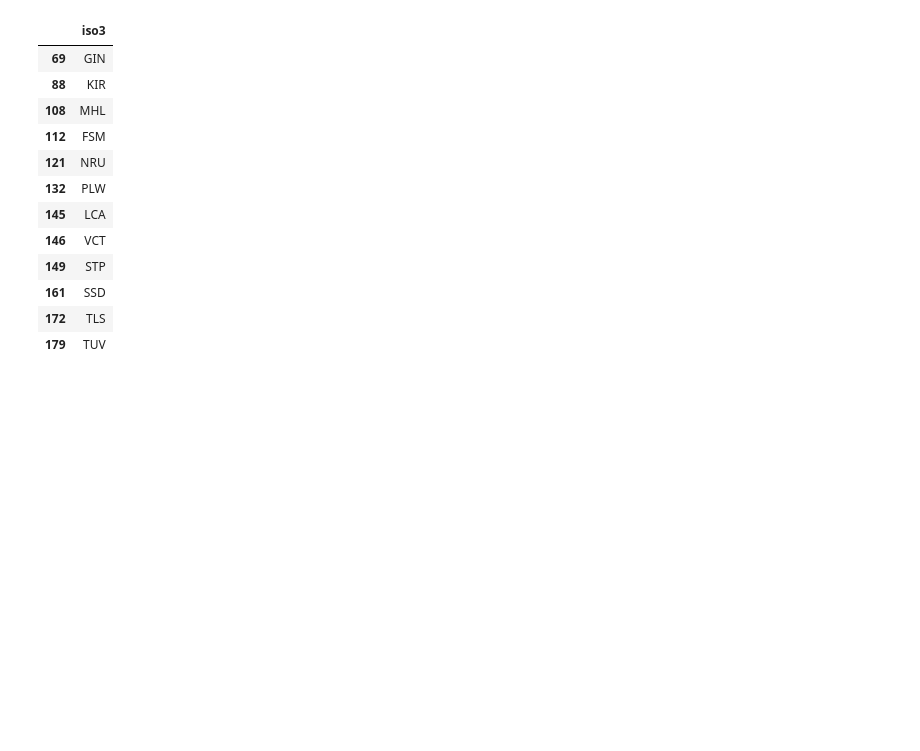
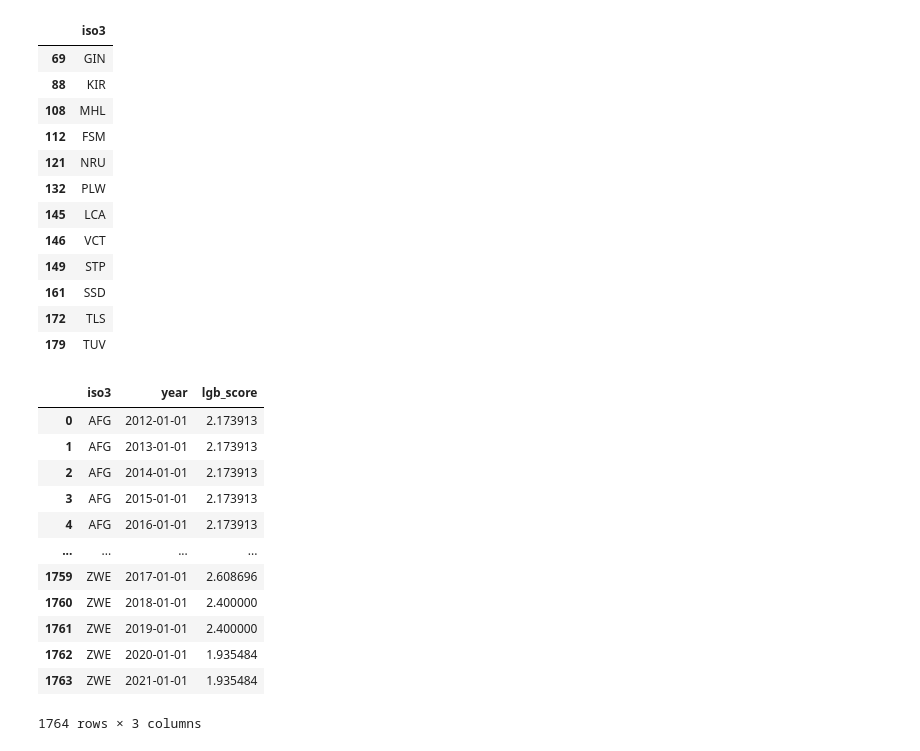
Before and after one commit to capstone-travel-index/better_travel_index, a Jupyter notebook: lgbtq_score.ipynb, the cells around one changed output. Saved outputs shown, nothing was run; the diff lists cells and outputs as text; code cells hidden in the pictures; blank space fills up the shorter version.

```diff
--- a/lgbtq_score.ipynb
+++ b/lgbtq_score.ipynb
@@ -259,8 +322,3 @@ plt.show()
 df['iso3'].nunique()
 # %% [output]
 181
-# %%
-from sklearn.preprocessing import MinMaxScaler
-
-scaler = MinMaxScaler(feature_range=(0, 10))
-df['total'] = scaler.fit_transform(df['sum'].values.reshape(-1, 1))
@@ -331,3 +367,19 @@ pd.DataFrame(country193,columns=['iso3'])[~pd.DataFrame(country193,columns=['iso
 missing = ['DZA', 'KNA', 'LSO', 'MLI', 'NER', 'PRK', 'GIN', 'KIR', 'MHL', 'FSM', 'NRU', 'PLW', 'LCA', 'VCT', 'STP', 'SSD', 'TLS', 'TUV']
 # %%
 df['year'] = pd.to_datetime(df['year'], format='%Y')
+# %%
+df
+# %% [output]
+|  | iso3 | year | lgb_score |
+| 0 | AFG | 2012-01-01 | 2.173913 |
+| 1 | AFG | 2013-01-01 | 2.173913 |
+| 2 | AFG | 2014-01-01 | 2.173913 |
+| 3 | AFG | 2015-01-01 | 2.173913 |
+| 4 | AFG | 2016-01-01 | 2.173913 |
+| ... | ... | ... | ... |
+| 1759 | ZWE | 2017-01-01 | 2.608696 |
+| 1760 | ZWE | 2018-01-01 | 2.400000 |
+| 1761 | ZWE | 2019-01-01 | 2.400000 |
+| 1762 | ZWE | 2020-01-01 | 1.935484 |
+| 1763 | ZWE | 2021-01-01 | 1.935484 |
+1764 rows × 3 columns
```
Also changed, not shown: parts of 18 cells of this notebook.
